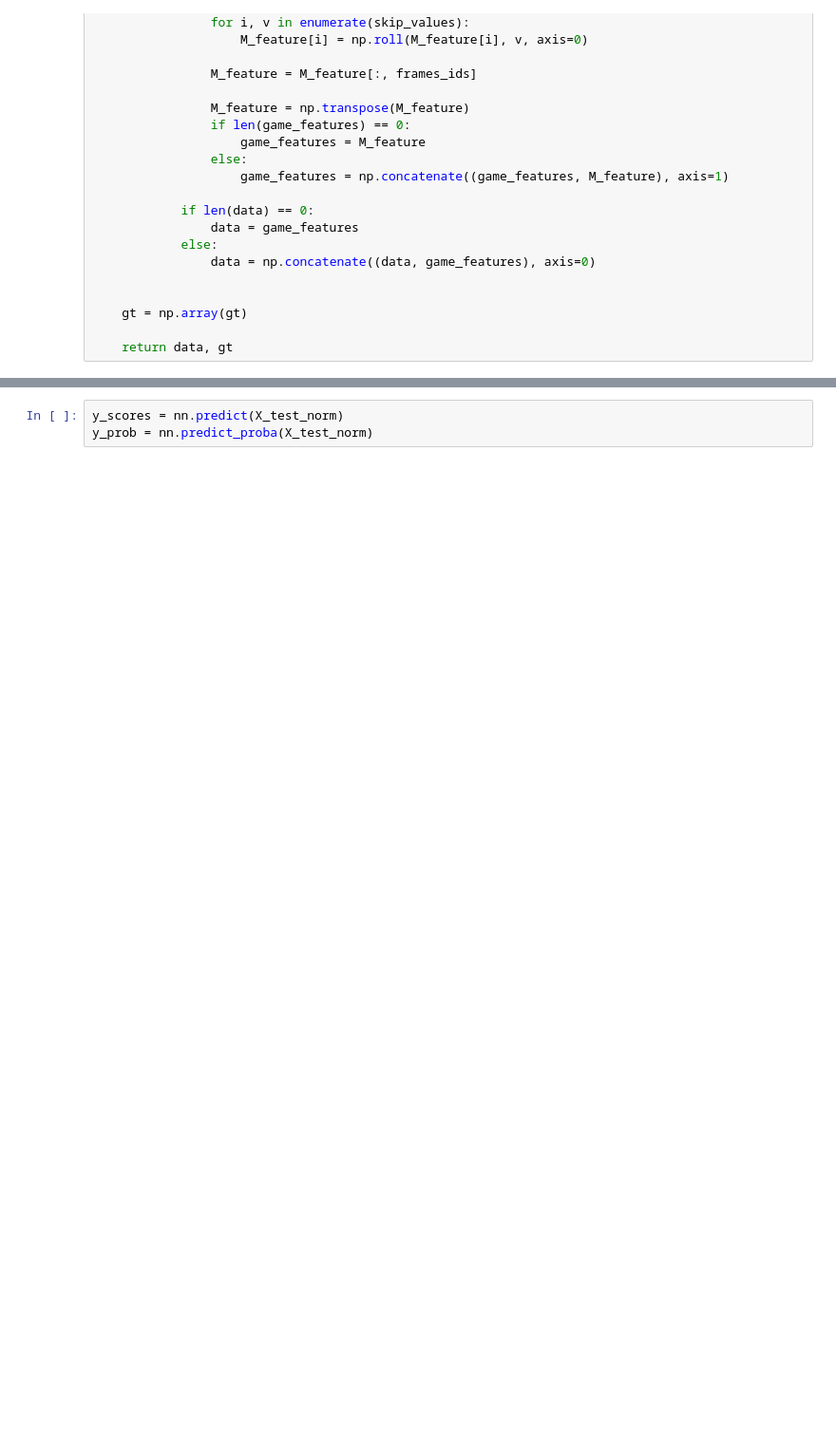
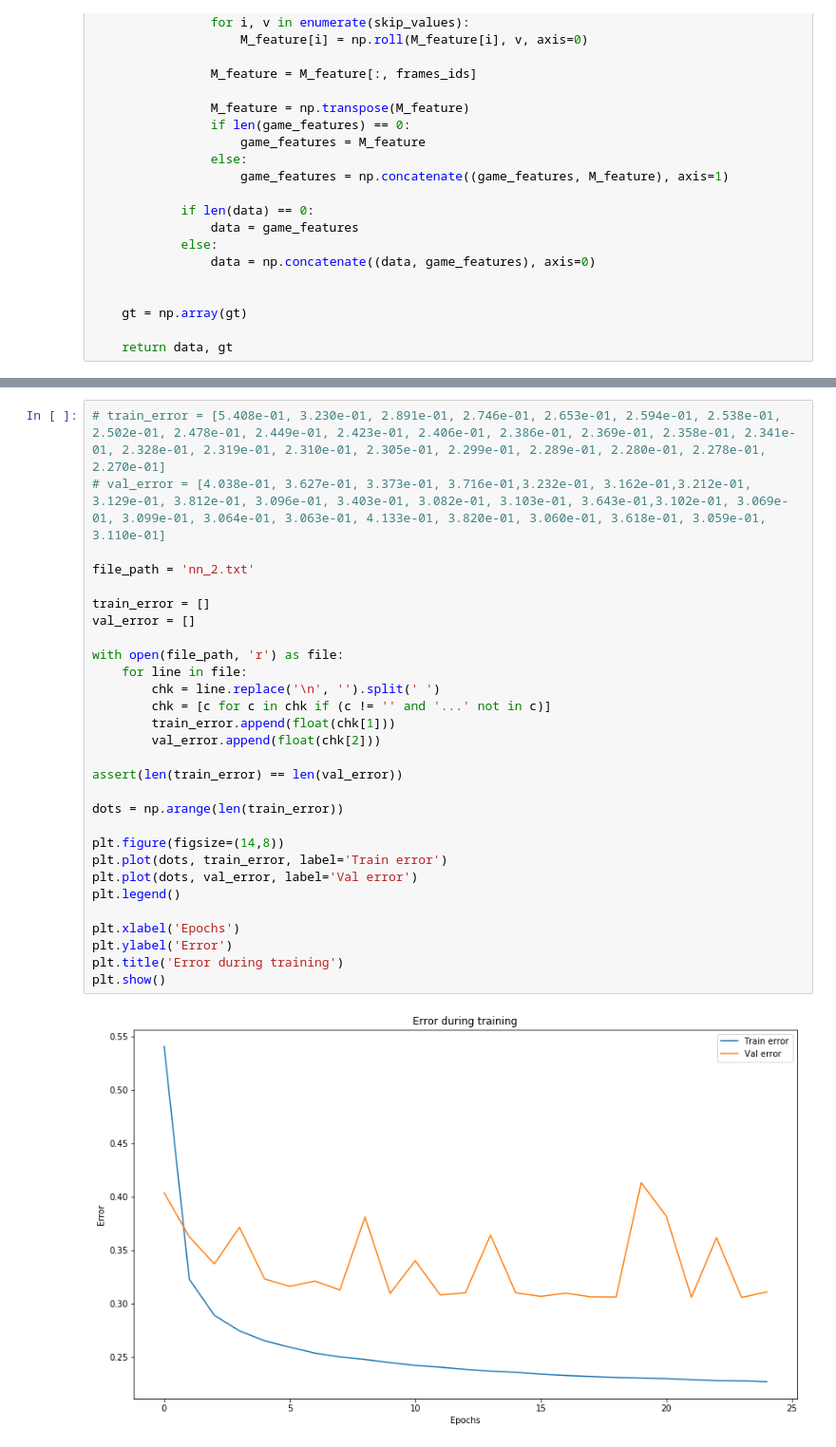
Before and after one commit to patykov/ElProcDigSinais_ProjetoFinal, a Jupyter notebook: neural_network2.ipynb, the cells around one changed output, grey strips where cells are left out. Shown at 95% size. Saved outputs shown, nothing was run; the diff lists cells and outputs as text; blank space fills up the shorter version.

Commit message:
More trainings

```diff
--- a/neural_network2.ipynb
+++ b/neural_network2.ipynb
@@ -327,3 +233,31 @@ Backtrace when that variable is created:
-# %%
-y_scores = nn.predict(X_test_norm)
-y_prob = nn.predict_proba(X_test_norm)
+# %%
+# train_error = [5.408e-01, 3.230e-01, 2.891e-01, 2.746e-01, 2.653e-01, 2.594e-01, 2.538e-01, 2.502e-01, 2.478e-01, 2.449e-01, 2.423e-01, 2.406e-01, 2.386e-01, 2.369e-01, 2.358e-01, 2.341e-01, 2.328e-01, 2.319e-01, 2.310e-01, 2.305e-01, 2.299e-01, 2.289e-01, 2.280e-01, 2.278e-01, 2.270e-01]
+# val_error = [4.038e-01, 3.627e-01, 3.373e-01, 3.716e-01,3.232e-01, 3.162e-01,3.212e-01, 3.129e-01, 3.812e-01, 3.096e-01, 3.403e-01, 3.082e-01, 3.103e-01, 3.643e-01,3.102e-01, 3.069e-01, 3.099e-01, 3.064e-01, 3.063e-01, 4.133e-01, 3.820e-01, 3.060e-01, 3.618e-01, 3.059e-01, 3.110e-01]
+
+file_path = 'nn_2.txt'
+
+train_error = []
+val_error = []
+
+with open(file_path, 'r') as file:
+    for line in file:
+        chk = line.replace('\n', '').split(' ')
+        chk = [c for c in chk if (c != '' and '...' not in c)]
+        train_error.append(float(chk[1]))
+        val_error.append(float(chk[2]))
+
+assert(len(train_error) == len(val_error))
+
+dots = np.arange(len(train_error))
+
+plt.figure(figsize=(14,8))
+plt.plot(dots, train_error, label='Train error')
+plt.plot(dots, val_error, label='Val error')
+plt.legend()
+
+plt.xlabel('Epochs')
+plt.ylabel('Error')
+plt.title('Error during training')
+plt.show()
+# %% [output]
+[figure, added]
```
Also changed, not shown: parts of 13 cells of this notebook, 18 other files.
